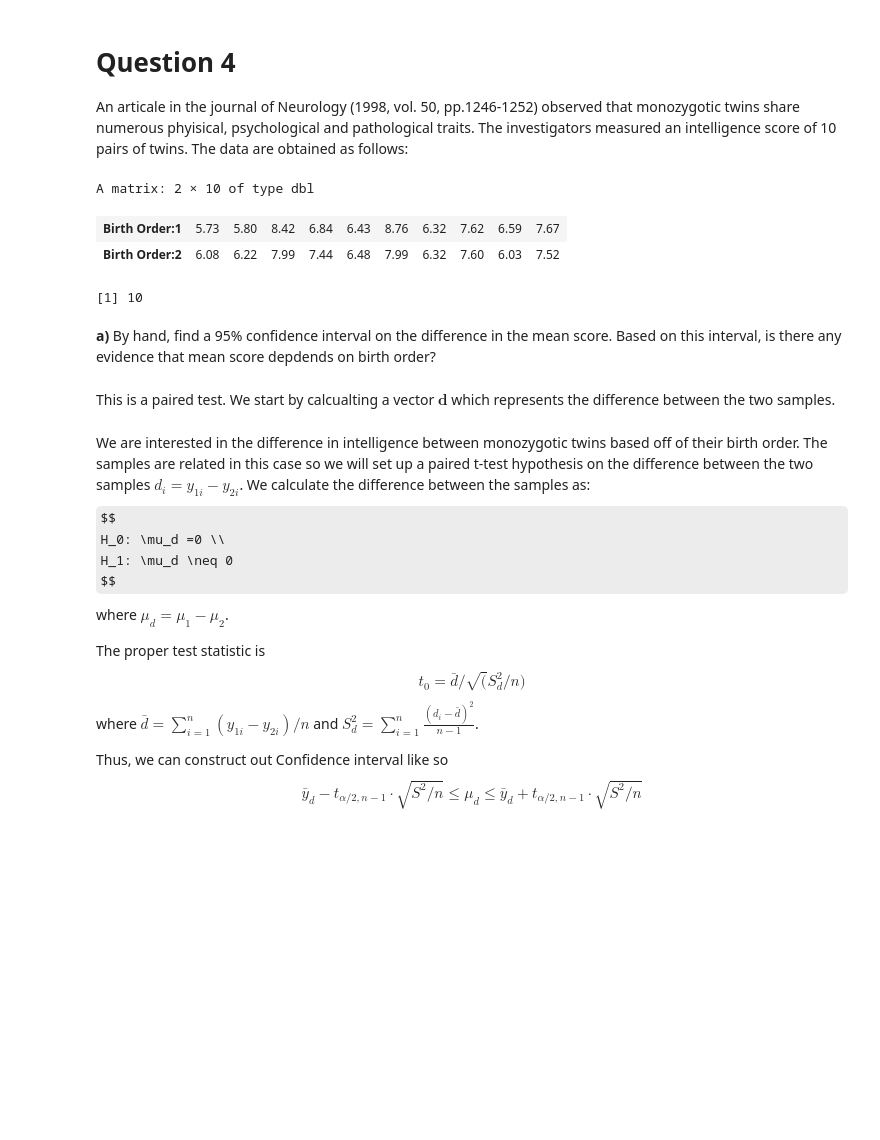
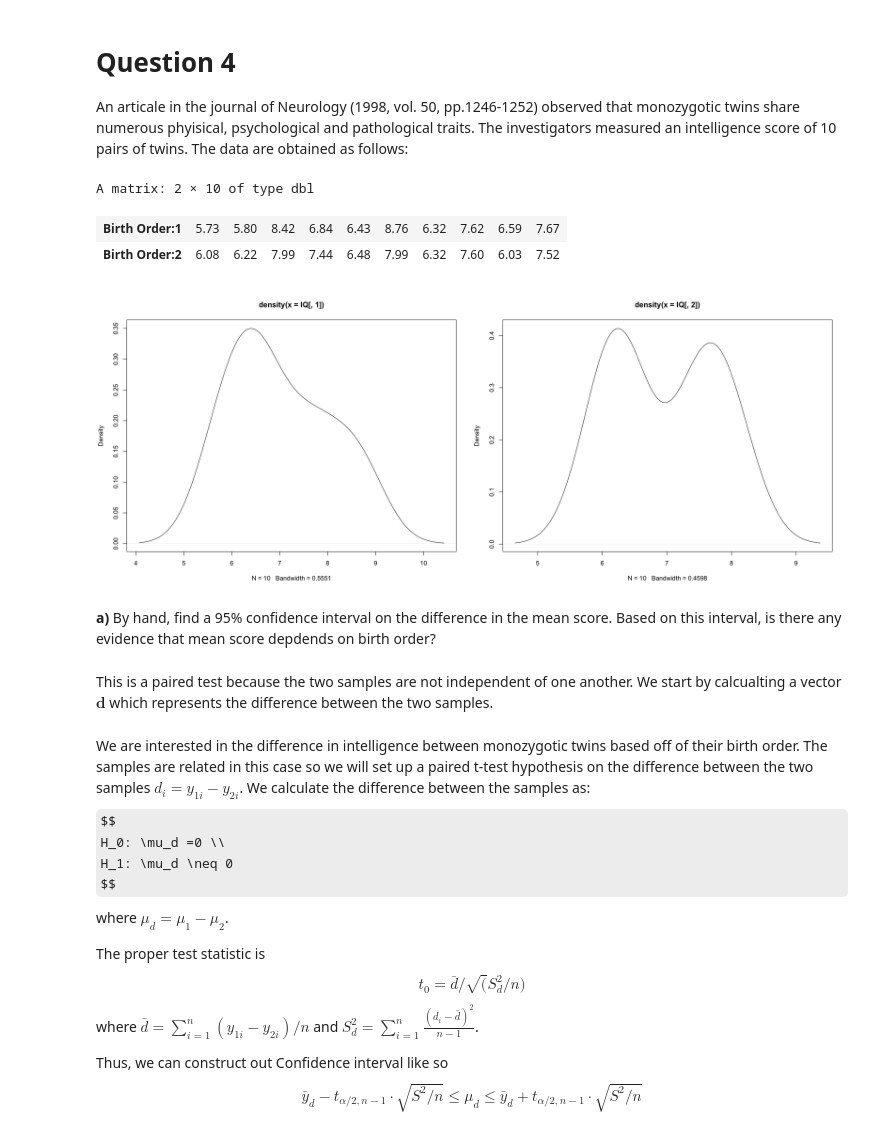
Before and after one commit to AlexWiigs/Code, a Jupyter notebook: STAT 558/558_A1_Q4.ipynb, the cells around one changed output. Saved outputs shown, nothing was run; the diff lists cells and outputs as text; code cells hidden in the pictures; some formulas as TeX source; blank space fills up the shorter version.

```diff
--- a/STAT 558/558_A1_Q4.ipynb
+++ b/STAT 558/558_A1_Q4.ipynb
@@ -4,21 +4,24 @@ An articale in the journal of Neurology (1998, vol. 50, pp.1246-1252) observed t
 # %%
 IQ <- matrix(
     c(5.73,5.80,8.42,6.84,6.43,8.76,6.32,7.62,6.59,7.67,
       6.08,6.22,7.99,7.44,6.48,7.99,6.32,7.60,6.03,7.52),
     ncol = 2 )
 colnames(IQ) <- c("Birth Order:1", "Birth Order:2")
 n <- length(IQ[,1])
 t(IQ)
-n
+par(mfrow = c(1, 2))
+options(repr.plot.width = 20, repr.plot.height = 8)
+plot(density(IQ[,1]))
+plot(density(IQ[,2]))
 # %% [output]
 A matrix: 2 × 10 of type dbl
 | Birth Order:1 | 5.73 | 5.80 | 8.42 | 6.84 | 6.43 | 8.76 | 6.32 | 7.62 | 6.59 | 7.67 |
 | Birth Order:2 | 6.08 | 6.22 | 7.99 | 7.44 | 6.48 | 7.99 | 6.32 | 7.60 | 6.03 | 7.52 |
-[1] 10
+[figure, added]
 # %% [markdown]
 **a)** By hand, find a 95% confidence interval on the difference in the mean score. Based on this interval, is there any evidence that mean score depdends on birth order?
 # %% [markdown]
-This is a paired test. We start by calcualting a vector $\textbf{d}$ which represents the difference between the two samples.
+This is a paired test because the two samples are not independent of one another. We start by calcualting a vector $\textbf{d}$ which represents the difference between the two samples.
 # %%
 d = as.matrix(IQ[,1] - IQ[,2])
 # %% [markdown]
```
Also changed, not shown: 3 other files.
